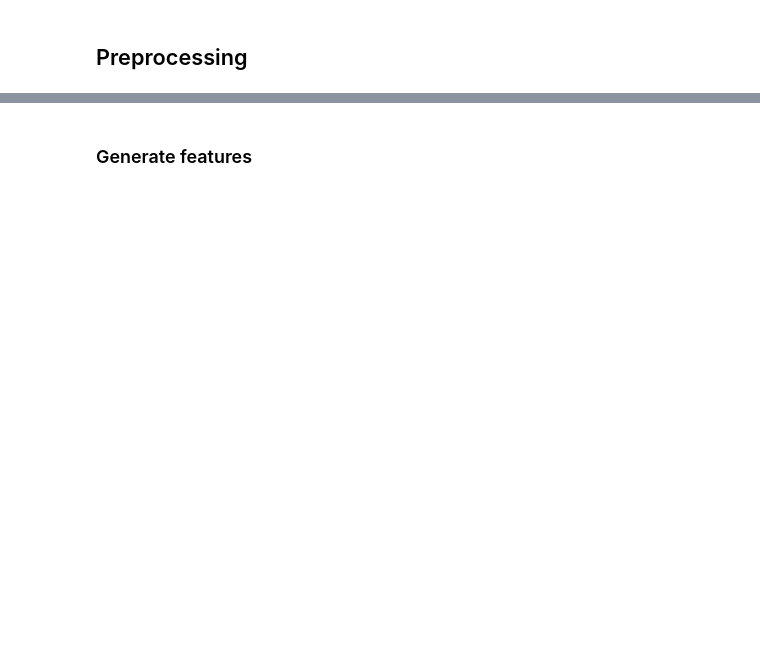
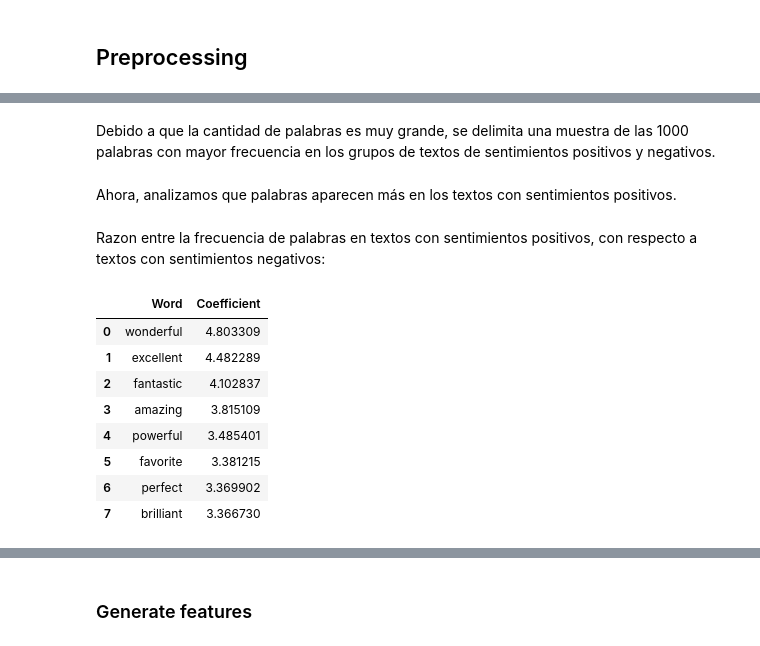
Before and after one commit to Suryavf/Logistic-Regression-for-NLP, a Jupyter notebook: LogisticRegressionNLP.ipynb, the cells around one changed output, grey strips where cells are left out. Cells and saved outputs as stored; diff of their text form; code cells hidden in the pictures; blank space fills up the shorter version.

```diff
--- a/LogisticRegressionNLP.ipynb
+++ b/LogisticRegressionNLP.ipynb
@@ -224,0 +100,59 @@ def logCountWords(text):
+# %%
+#positive,negative = dataAnalysis(doc_stream)
+
+# Save
+#positive.to_csv('positive.csv',index=False)
+#negative.to_csv('negative.csv',index=False)
+positive = pd.read_csv('positive.csv')
+negative = pd.read_csv('negative.csv')
+# %% [markdown]
+Debido a que la cantidad de palabras es muy grande, se delimita una muestra de las 1000 palabras con mayor frecuencia en los grupos de textos de sentimientos positivos y negativos.
+# %%
+# Select section
+n = 2000
+select_positive = positive.loc[:n,:]
+select_negative = negative.loc[:n,:]
+
+select_words_positive = select_positive['Word'].values.tolist()
+select_words_negative = select_negative['Word'].values.tolist()
+# %% [markdown]
+Ahora, analizamos que palabras aparecen más en los textos con sentimientos positivos.
+# %%
+PosNeg  = list()
+coefPos = list()
+
+Pos_Neg = list()
+countPN = list()
+for ip in range( len(select_positive) ):
+
+    w = select_positive.loc[ip,'Word']
+
+    if w in select_words_negative:
+        count_pos = select_positive.loc[ip,'Count']
+        count_neg = select_negative.loc[select_negative['Word'] == w,'Count'].values[0]
+
+        PosNeg.append(w)
+        coefPos.append( count_pos/count_neg )
+    else:
+        Pos_Neg.append(w)
+        countPN.append( select_positive.loc[ip,'Count'] )
+
+interPosNeg = pd.DataFrame({'Word' : PosNeg,'Coefficient': coefPos})
+excluPosNeg = pd.DataFrame({'Word' : Pos_Neg,'Count': countPN})
+
+interPosNeg = interPosNeg.sort_values('Coefficient',ascending = False).reset_index(drop=True)
+excluPosNeg = excluPosNeg.sort_values('Count',ascending = False).reset_index(drop=True)
+# %% [markdown]
+Razon entre la frecuencia de palabras en textos con sentimientos positivos, con respecto a textos con sentimientos negativos:
+# %%
+interPosNeg.head(n=8)
+# %% [output]
+|  | Word | Coefficient |
+| 0 | wonderful | 4.803309 |
+| 1 | excellent | 4.482289 |
+| 2 | fantastic | 4.102837 |
+| 3 | amazing | 3.815109 |
+| 4 | powerful | 3.485401 |
+| 5 | favorite | 3.381215 |
+| 6 | perfect | 3.369902 |
+| 7 | brilliant | 3.366730 |
```
Also changed, not shown: parts of 51 cells of this notebook, 5 other files.
